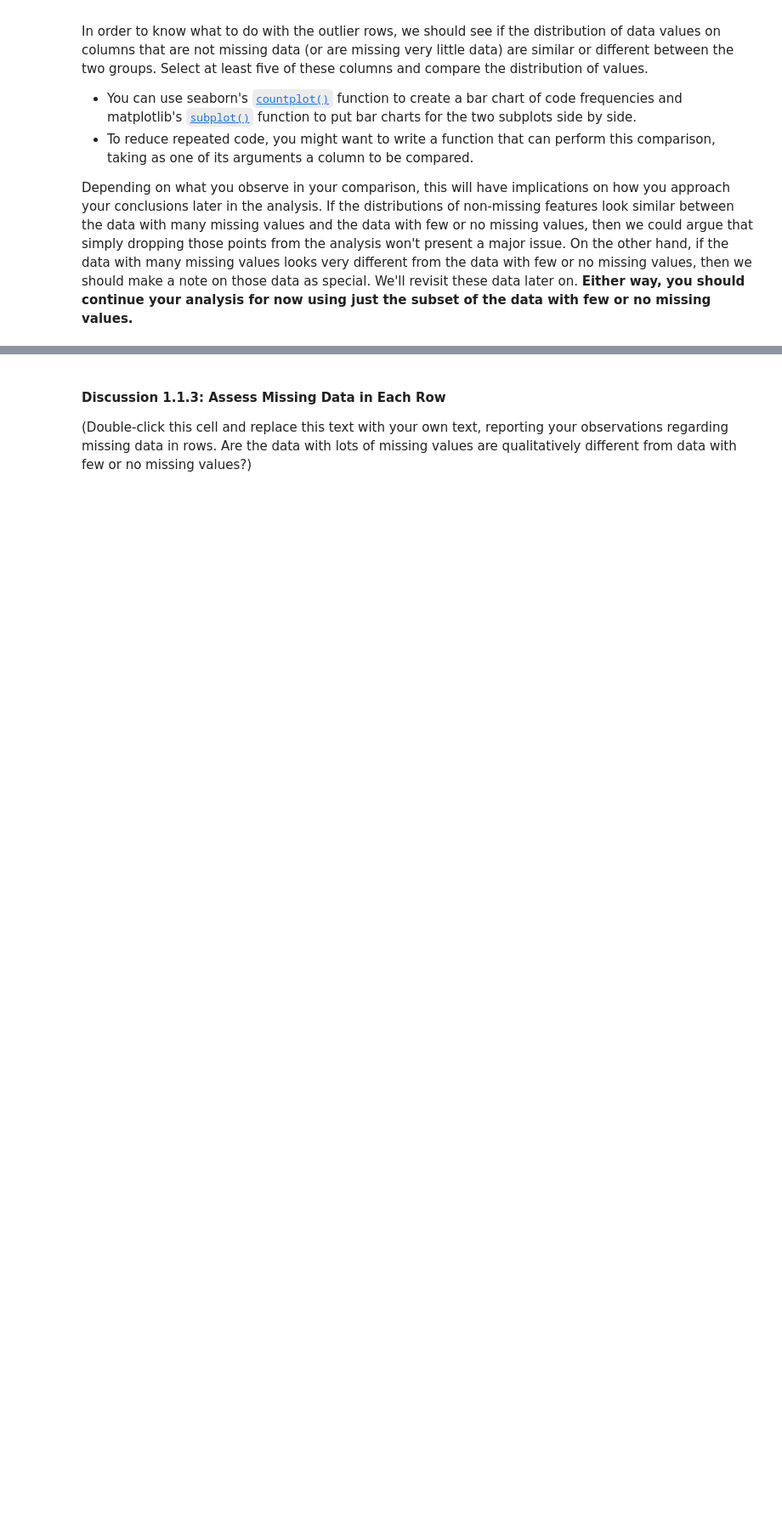
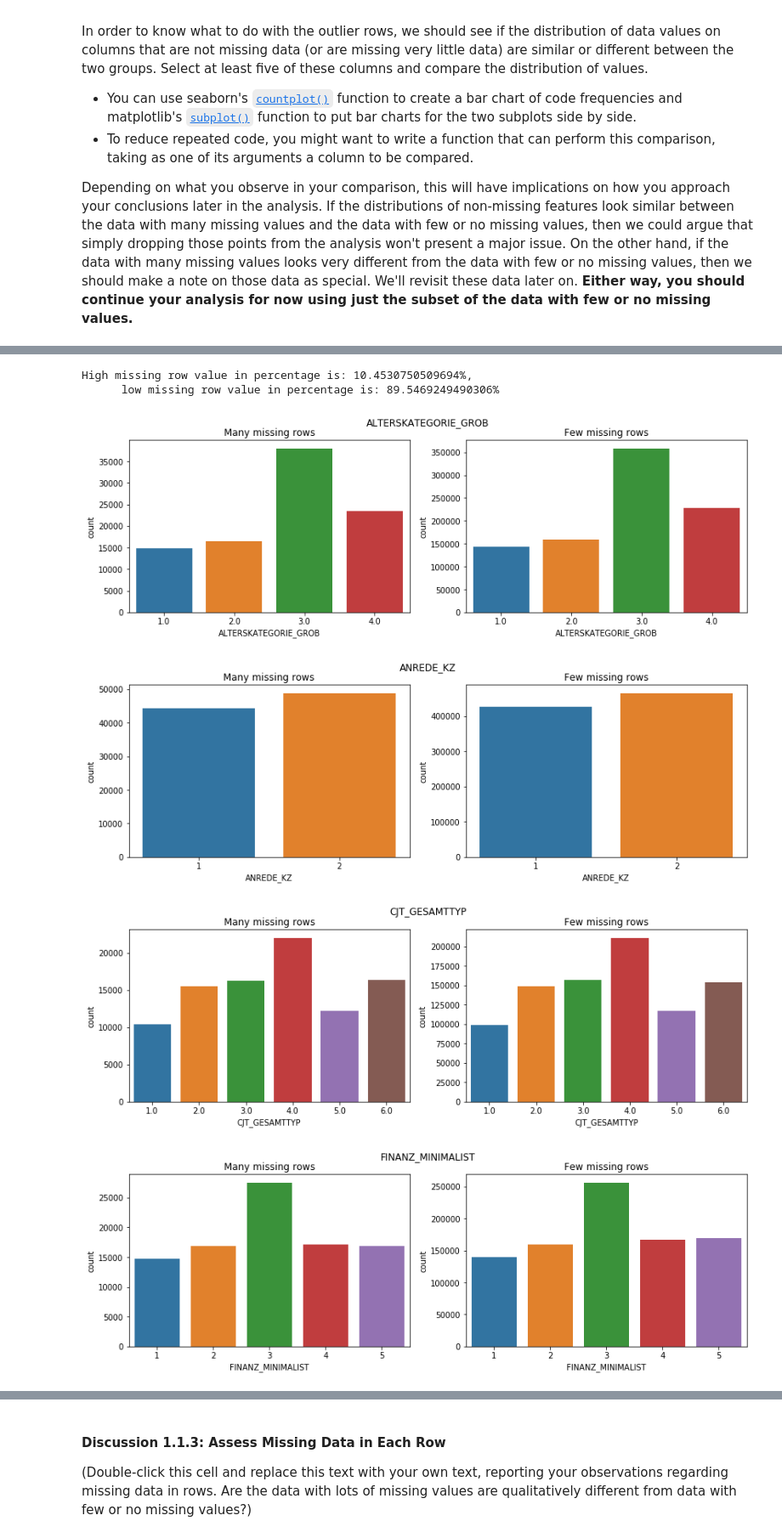
Before and after one commit to FahimaChowdhury/Identify-Customer-Segments, a Jupyter notebook: Identify_Customer_Segments (1).ipynb, the cells around one changed output, grey strips where cells are left out. Shown: that part at 85% size. Cells and saved outputs as stored; diff of their text form; code cells hidden in the pictures; blank space fills up the shorter version.

```diff
--- a/Identify_Customer_Segments (1).ipynb
+++ b/Identify_Customer_Segments (1).ipynb
@@ -165,5 +307,11 @@ Length: 891221, dtype: int64
 # Write code to divide the data into two subsets based on the number of missing
 # values in each row.
 
-azdias_l_3 = azdias[azdias.isnull().sum(axis=1) <= 3]
-azdias_m_3 = azdias[azdias.isnull().sum(axis=1) > 3]
+azdias_l_30 = azdias[azdias.isnull().sum(axis=1) < 30].reset_index(drop=True)
+azdias_h_30 = azdias[azdias.isnull().sum(axis=1) >= 30].reset_index(drop=True)
+
+print(f'''High missing row value in percentage is: {len(azdias_h_30)/len(azdias)*100}%,
+      low missing row value in percentage is: {len(azdias_l_30)/len(azdias)*100}%''')
+# %% [output]
+High missing row value in percentage is: 10.4530750509694%,
+      low missing row value in percentage is: 89.5469249490306%
@@ -172,0 +318,29 @@ azdias_m_3 = azdias[azdias.isnull().sum(axis=1) > 3]
+# %%
+# Compare the distribution of values for at least five columns where there are
+# no or few missing values, between the two subsets.
+analyze_columns = ['ALTERSKATEGORIE_GROB', 'ANREDE_KZ', 'CJT_GESAMTTYP',
+       'FINANZ_MINIMALIST', 'FINANZ_SPARER'] # columns with no missing values
+
+
+def comparison_plot(column):
+
+
+    fig = plt.figure(figsize=(14,4))
+    ax1 = fig.add_subplot(121)
+    ax1.title.set_text('Many missing rows')
+    sns.countplot(azdias.loc[azdias_h_30.index,column])
+
+    ax2 = fig.add_subplot(122)
+    ax2.title.set_text('Few missing rows')
+    sns.countplot(azdias.loc[~azdias.index.isin(azdias_l_30),column]);
+
+    fig.suptitle(column)
+    plt.show()
+
+for column in analyze_columns:
+    comparison_plot(column)
+# %% [output]
+[figure, added]
+[figure, added]
+[figure, added]
+[figure, added]
```
Also changed, not shown: parts of 26 cells of this notebook.
